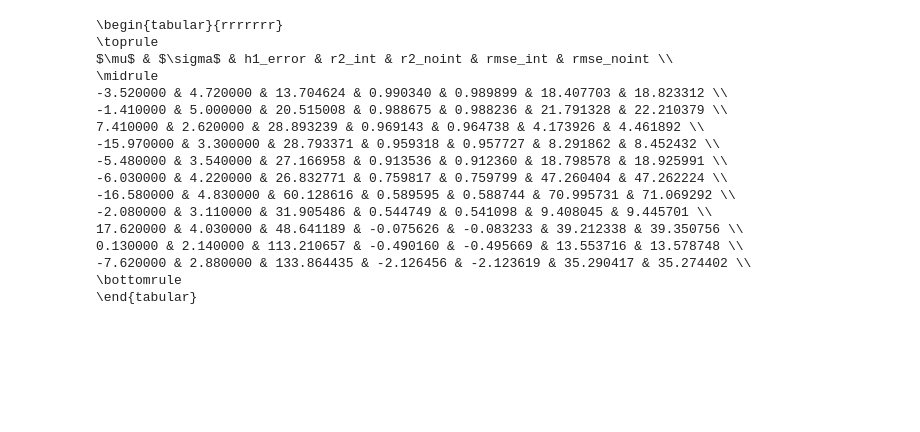
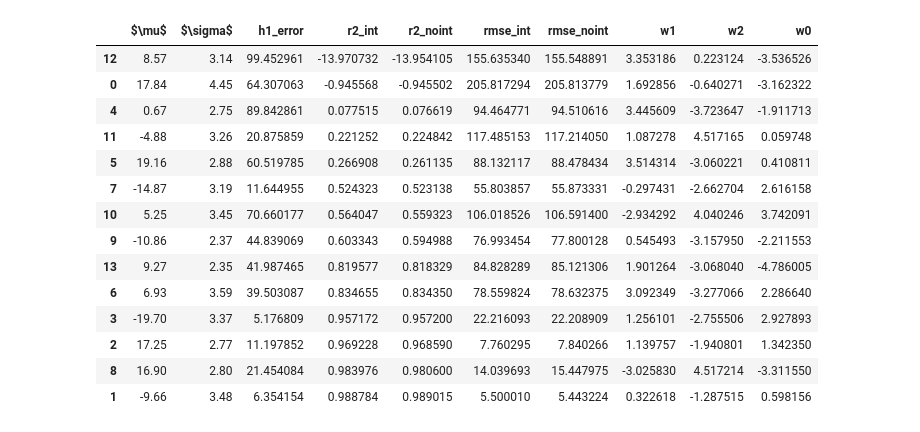
Before and after one commit to arpit-kapoor/fno-filtering, a Jupyter notebook: notebooks/results.ipynb, the cells around one changed output. Cells and saved outputs as stored; diff of their text form; code cells hidden in the pictures; blank space fills up the shorter version.

```diff
--- a/notebooks/results.ipynb
+++ b/notebooks/results.ipynb
@@ -19,20 +22,2 @@ results_df
 # %%
-print(results_df.sort_values(by='r2_int', ascending=False).to_latex(index=False))
+# print(results_df.sort_values(by='r2_int', ascending=False).to_latex(index=False))
-# %% [output]
-\begin{tabular}{rrrrrrr}
-\toprule
-$\mu$ & $\sigma$ & h1_error & r2_int & r2_noint & rmse_int & rmse_noint \\
-\midrule
--3.520000 & 4.720000 & 13.704624 & 0.990340 & 0.989899 & 18.407703 & 18.823312 \\
--1.410000 & 5.000000 & 20.515008 & 0.988675 & 0.988236 & 21.791328 & 22.210379 \\
-7.410000 & 2.620000 & 28.893239 & 0.969143 & 0.964738 & 4.173926 & 4.461892 \\
--15.970000 & 3.300000 & 28.793371 & 0.959318 & 0.957727 & 8.291862 & 8.452432 \\
--5.480000 & 3.540000 & 27.166958 & 0.913536 & 0.912360 & 18.798578 & 18.925991 \\
--6.030000 & 4.220000 & 26.832771 & 0.759817 & 0.759799 & 47.260404 & 47.262224 \\
--16.580000 & 4.830000 & 60.128616 & 0.589595 & 0.588744 & 70.995731 & 71.069292 \\
--2.080000 & 3.110000 & 31.905486 & 0.544749 & 0.541098 & 9.408045 & 9.445701 \\
-17.620000 & 4.030000 & 48.641189 & -0.075626 & -0.083233 & 39.212338 & 39.350756 \\
-0.130000 & 2.140000 & 113.210657 & -0.490160 & -0.495669 & 13.553716 & 13.578748 \\
--7.620000 & 2.880000 & 133.864435 & -2.126456 & -2.123619 & 35.290417 & 35.274402 \\
-\bottomrule
-\end{tabular}
@@ -38,0 +29,18 @@ $\mu$ & $\sigma$ & h1_error & r2_int & r2_noint & rmse_int & rmse_noint \\
+# %%
+results_df.sort_values(by='r2_int')
+# %% [output]
+|  | $\mu$ | $\sigma$ | h1_error | r2_int | r2_noint | rmse_int | rmse_noint | w1 | w2 | w0 |
+| 12 | 8.57 | 3.14 | 99.452961 | -13.970732 | -13.954105 | 155.635340 | 155.548891 | 3.353186 | 0.223124 | -3.536526 |
+| 0 | 17.84 | 4.45 | 64.307063 | -0.945568 | -0.945502 | 205.817294 | 205.813779 | 1.692856 | -0.640271 | -3.162322 |
+| 4 | 0.67 | 2.75 | 89.842861 | 0.077515 | 0.076619 | 94.464771 | 94.510616 | 3.445609 | -3.723647 | -1.911713 |
+| 11 | -4.88 | 3.26 | 20.875859 | 0.221252 | 0.224842 | 117.485153 | 117.214050 | 1.087278 | 4.517165 | 0.059748 |
+| 5 | 19.16 | 2.88 | 60.519785 | 0.266908 | 0.261135 | 88.132117 | 88.478434 | 3.514314 | -3.060221 | 0.410811 |
+| 7 | -14.87 | 3.19 | 11.644955 | 0.524323 | 0.523138 | 55.803857 | 55.873331 | -0.297431 | -2.662704 | 2.616158 |
+| 10 | 5.25 | 3.45 | 70.660177 | 0.564047 | 0.559323 | 106.018526 | 106.591400 | -2.934292 | 4.040246 | 3.742091 |
+| 9 | -10.86 | 2.37 | 44.839069 | 0.603343 | 0.594988 | 76.993454 | 77.800128 | 0.545493 | -3.157950 | -2.211553 |
+| 13 | 9.27 | 2.35 | 41.987465 | 0.819577 | 0.818329 | 84.828289 | 85.121306 | 1.901264 | -3.068040 | -4.786005 |
+| 6 | 6.93 | 3.59 | 39.503087 | 0.834655 | 0.834350 | 78.559824 | 78.632375 | 3.092349 | -3.277066 | 2.286640 |
+| 3 | -19.70 | 3.37 | 5.176809 | 0.957172 | 0.957200 | 22.216093 | 22.208909 | 1.256101 | -2.755506 | 2.927893 |
+| 2 | 17.25 | 2.77 | 11.197852 | 0.969228 | 0.968590 | 7.760295 | 7.840266 | 1.139757 | -1.940801 | 1.342350 |
+| 8 | 16.90 | 2.80 | 21.454084 | 0.983976 | 0.980600 | 14.039693 | 15.447975 | -3.025830 | 4.517214 | -3.311550 |
+| 1 | -9.66 | 3.48 | 6.354154 | 0.988784 | 0.989015 | 5.500010 | 5.443224 | 0.322618 | -1.287515 | 0.598156 |
```
Also changed, not shown: parts of 10 cells of this notebook, 30 other files.
